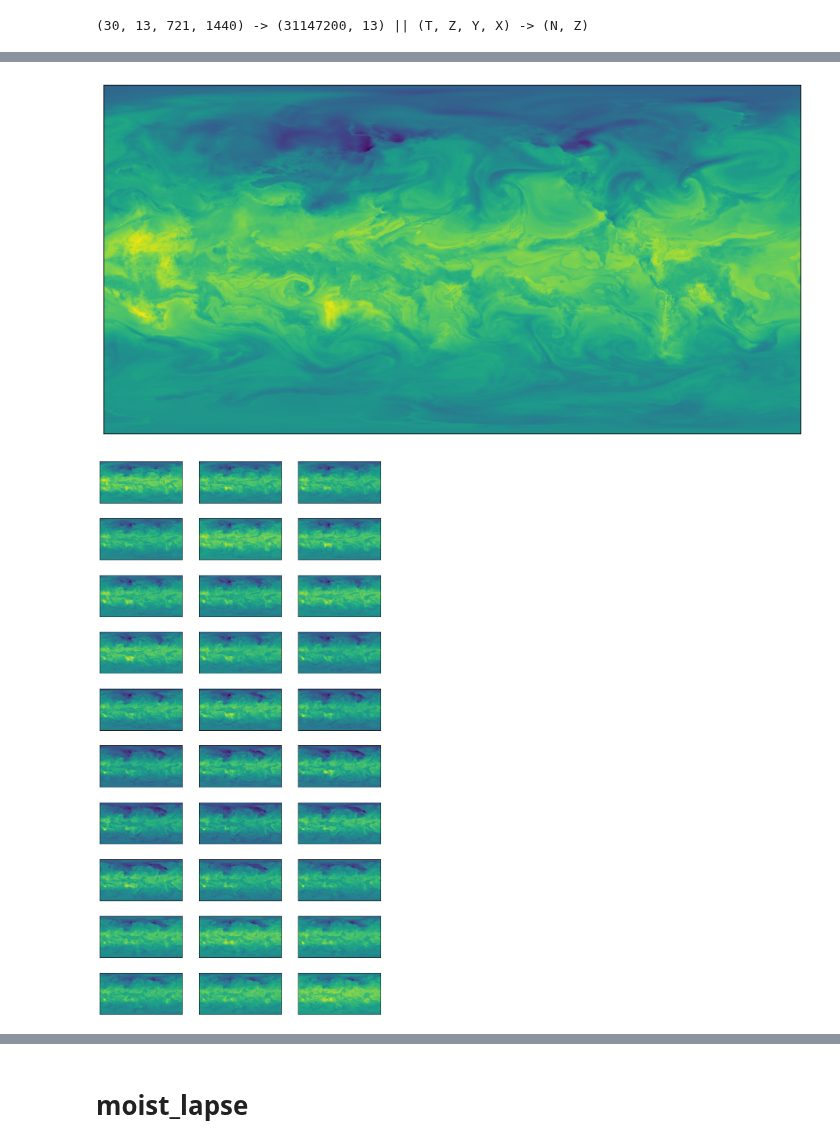
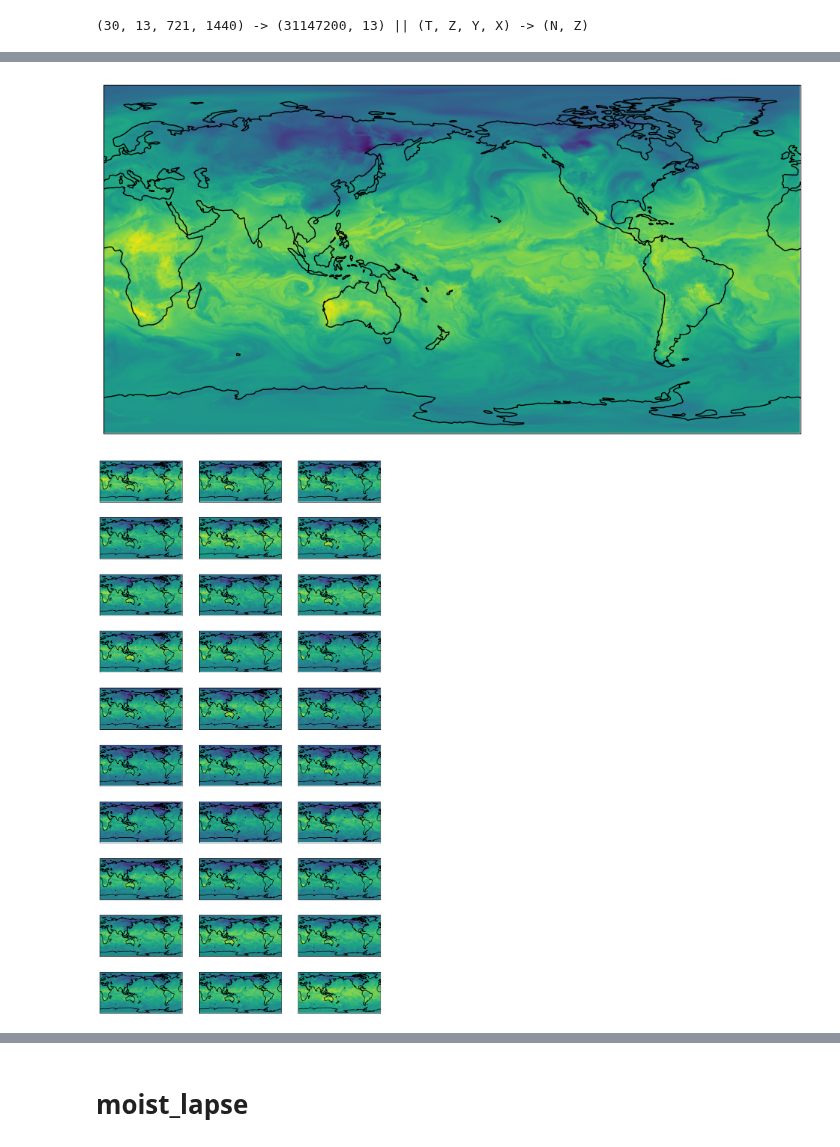
Before and after one commit to leaver2000/nzthermo, a Jupyter notebook: notebook.ipynb, the cells around one changed output, grey strips where cells are left out. Saved outputs shown, nothing was run; the diff lists cells and outputs as text; code cells hidden in the pictures.

```diff
--- a/notebook.ipynb
+++ b/notebook.ipynb
@@ -20,6 +35,11 @@ plt.rcParams["ytick.labelleft"] = False
 fs = gcsfs.GCSFileSystem(token="anon")
 mapper = fs.get_mapper("gs://weatherbench2/datasets/era5/1959-2023_01_10-wb13-6h-1440x721_with_derived_variables.zarr")
 ds = xr.open_zarr(mapper)
+
+longitude = ds["longitude"].to_numpy()
+latitude = ds["latitude"].to_numpy()
+extent = [longitude[0], longitude[-1], latitude[0], latitude[-1]]
+
 ds
 # %% [output]
 <xarray.Dataset> Size: 89TB
@@ -64,9 +84,14 @@ array([197.48015, 196.40933, 196.28738, 195.59302, 195.519  , 195.73471,
 # - non vertical dimensions are flattened like (T, Z, Y, X) -> (T*Y*X, Z) || (N, Z)
 P = pressure[::-1]
 Z = len(P)
+# This is a critical step in working with +4d data. Initially, the data is in the shape of
+# (T, Z, Y, X) but we need to reshape it to (N, Z) where N == T*Y*X, but currently Z in the second
+# dimension. So we need to move the Z dimension to the last dimension and so that we can squash the
+# first three dimensions into one. This is done by using np.moveaxis and then reshaping the array
+# to (N, Z) where N == T*Y*X
 T = np.moveaxis(temperature[:, ::-1, :, :], 1, -1).reshape(-1, Z)  # (N, Z)
 print(f"{temperature.shape} -> {T.shape} || (T, Z, Y, X) -> (N, Z)")
-Td = nzt.dewpoint_from_specific_humidity(
+Td = nzt.dewpoint.from_specific_humidity(
     P[np.newaxis, :],
     np.moveaxis(specific_humidity[:, ::-1, :, :], 1, -1).reshape(-1, Z),
 )  # (K) (N, Z)
@@ -84,16 +112,21 @@ plt.imshow(lr[0, ..., 0]);
 # %%
 dcape = nzt.downdraft_cape(P, T, Td)  # (T*Y*X,) || (N,)
 dcape = dcape.reshape((temperature.shape[0],) + temperature.shape[2:])  # (T, Y, X)
-plt.imshow(dcape[0, ...]);
+
+ax: GeoAxes = plt.axes(projection=ccrs.PlateCarree(180))
+ax.coastlines()
+
+ax.imshow(dcape[0, ...], origin="lower", extent=extent, transform=ccrs.PlateCarree());
 # %% [output]
-[figure, old version]
+[figure, new version]
 # %%
-fig, axes = plt.subplots(dcape.shape[0] // 3, 3, figsize=(10, 20))
+fig, axes = plt.subplots(dcape.shape[0] // 3, 3, figsize=(10, 20), subplot_kw={"projection": ccrs.PlateCarree(180)})
 axes = axes.flatten()
 for i, ax in enumerate(axes):
-    ax.imshow(dcape[i], cmap="viridis")
+    ax.coastlines()
+    ax.imshow(dcape[i], cmap="viridis", origin="lower", extent=extent, transform=ccrs.PlateCarree())
 # %% [output]
-[figure, old version]
+[figure, new version]
 # %%
 P0 = P[:1].repeat(T.shape[0])
 T0 = T[:, 0]  # (T*Y*X)
```
Also changed, not shown: parts of 10 cells of this notebook, 9 other files.
